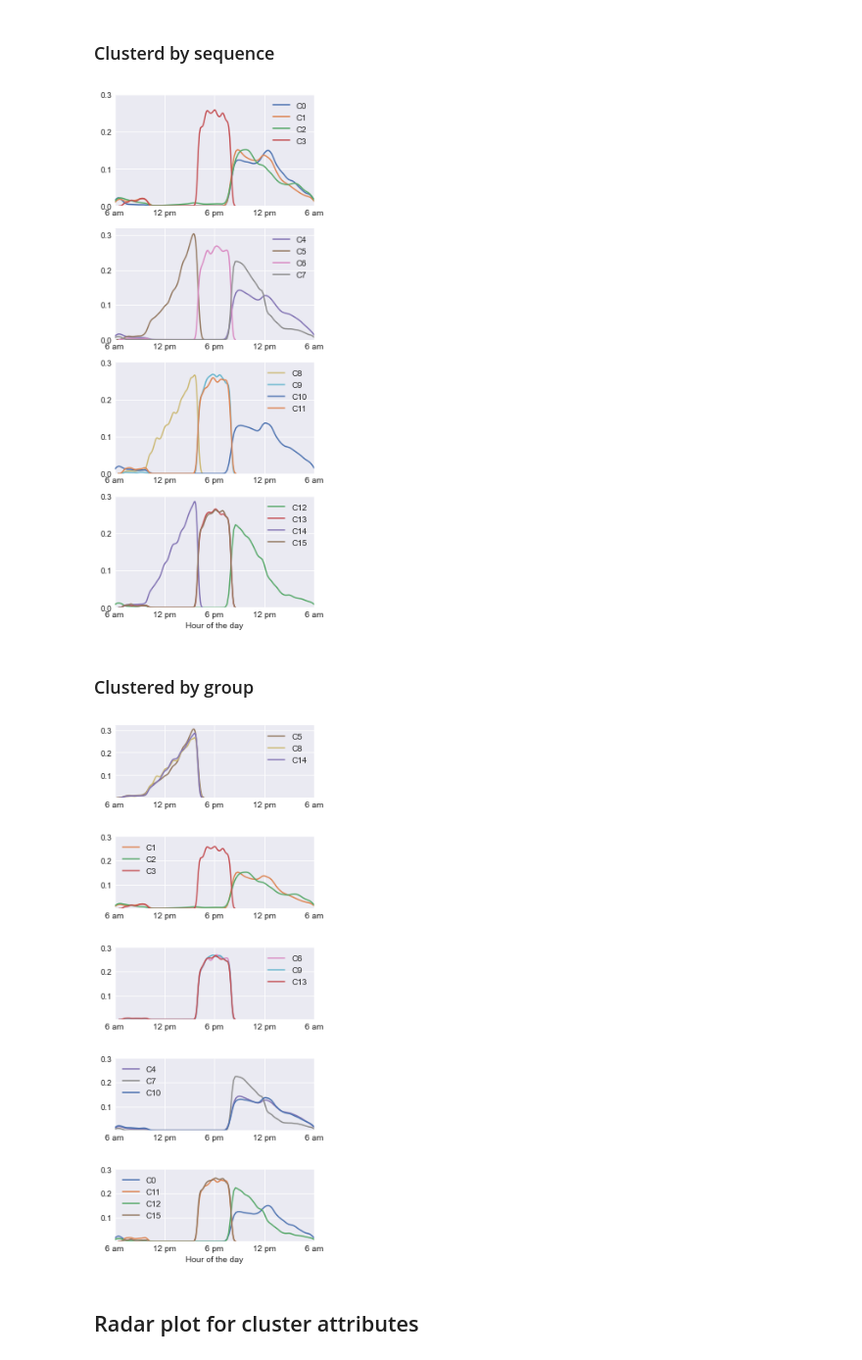
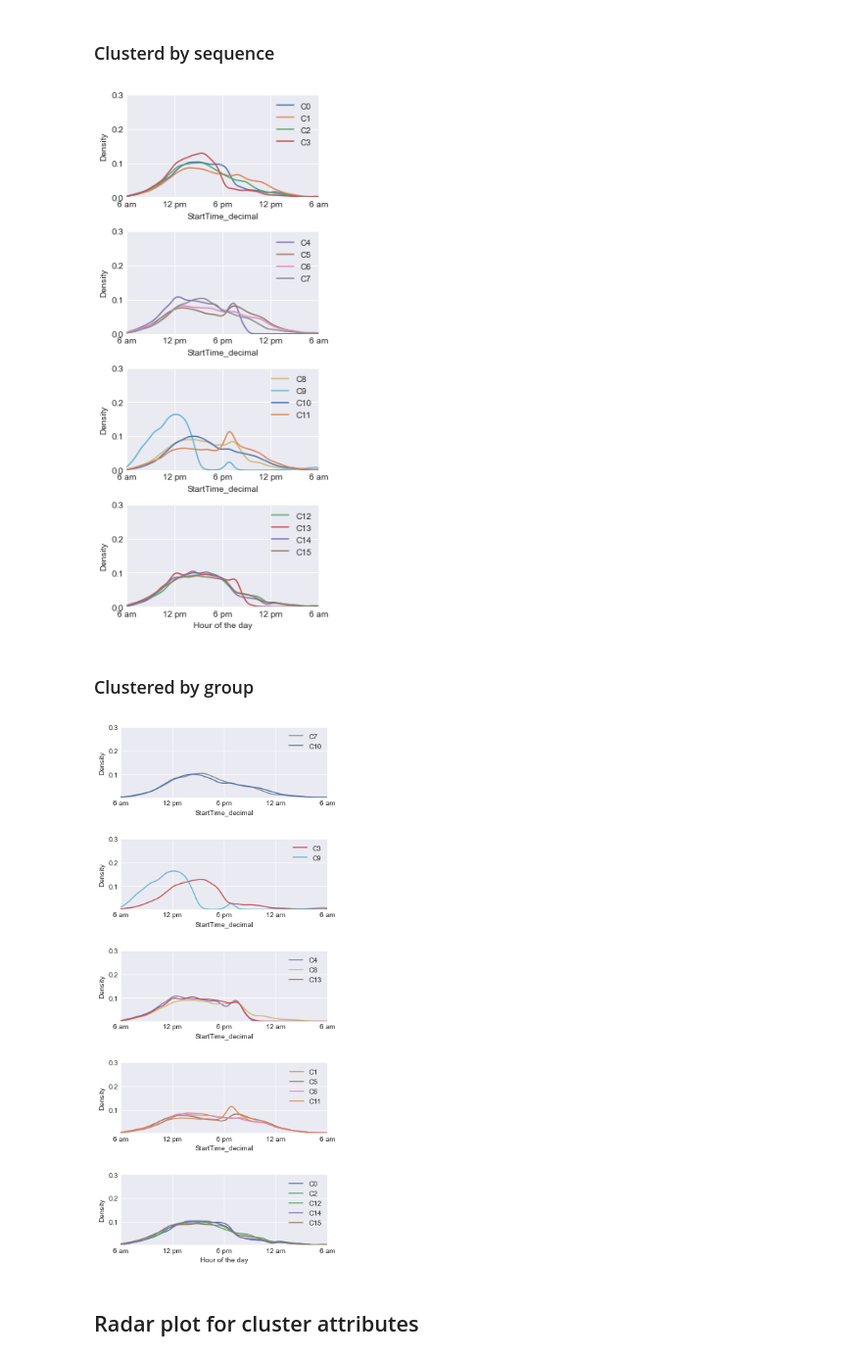
Before and after one commit to niteshshah12/E-scooter-trip-pattern-analysis-of-Nasvhille, a Jupyter notebook: 4_Cluster interpretation.ipynb, the cells around one changed output. Shown at 98% size. Cells and saved outputs as stored; diff of their text form; code cells hidden in the pictures.

```diff
--- a/4_Cluster interpretation.ipynb
+++ b/4_Cluster interpretation.ipynb
@@ -42,6 +63,6 @@ from sklearn import preprocessing
 # %%
-kmean_results = pd.read_csv(
-    '_Data/Model results/kmean_predictions.csv')
+# kmean_results = pd.read_csv(
+#     '_Data/Model results/kmean_predictions.csv')
 
 
 kmean_results['StartTime_decimal'] = kmean_results.apply(
@@ -235,8 +265,12 @@ var_spyder_all = var_spyder_median + var_spyder_mean
 # %% [markdown]
 ### Clusterd by sequence
 # %%
-selected_cluster = 'kmeans_16'
-total_clusters = int(selected_cluster[7:])
+
+
+
+
+selected_cluster = 'KMeans_16_labels'
+total_clusters = 16
 clusters_per_plot = 3
 number_of_plot = 4
 plot_split = [0, 3, 7, 11, 15]
@@ -287,7 +321,7 @@ for i in np.arange(0, total_clusters, 1):
 
 #     plt.xticks(np.arange(6, 25, 6))
     plt.yticks(np.arange(0, 0.4, 0.1))
-
+    plt.legend()
 plt.tight_layout()
 plt.xlabel('Hour of the day')
 
@@ -295,21 +329,23 @@ plt.savefig(str('results/cluster_time_of_day.png'), dpi=900)
 
 # plt.savefig('plots/DailyTrips_Year.png', dpi=900)
 # %% [output]
-[figure, old version]
+[figure, new version]
 # %% [markdown]
 ### Clustered by group
 # %%
-selected_cluster = 'kmeans_16'
-total_clusters = int(selected_cluster[7:])
+selected_cluster = 'KMeans_16_labels'
+total_clusters = 16
 number_of_plot = 5
 
 
 #group clusters by id
-dayTime_ShortErrand=[5,8,14]
-utilitarian = [1,2,3]
-evening_Social = [6,9,13]
-entertainment_District = [4,7,10]
-recreational =[0,11,12,15]
+
+grouped_cluster_labels=['Group1','Group 2','Group 3','Group 4','Group 5']
+dayTime_ShortErrand=[7,10]
+utilitarian = [3,9]
+evening_Social = [4,8,13]
+entertainment_District = [1,5,6,11]
+recreational =[0,2,12,14,15]
 grouped_clusters = [
     dayTime_ShortErrand, utilitarian, evening_Social, entertainment_District,
     recreational
@@ -317,40 +353,42 @@ grouped_clusters = [
 
 
 style.use('seaborn-darkgrid')
-fig = plt.figure(figsize=(4, 9))
+fig = plt.figure(figsize=(5, 11))
 gspec = gridspec.GridSpec(number_of_plot, 1)
 
-#defind colour pallet
-custom_palette = sns.color_palette("deep", total_clusters)
+
 
 
 grouped_clusters = [
     dayTime_ShortErrand, utilitarian, evening_Social, entertainment_District,
     recreational
 ]
 
 for grouped_id in np.arange(len(grouped_clusters)):
     for individual_cluster in grouped_clusters[grouped_id]:
         sns.kdeplot(kmean_results[kmean_results[selected_cluster] == individual_cluster]
             ['StartTime_decimal'],
             clip=(0, 30),
             label=str('C' + str(individual_cluster)),
             color=custom_palette[individual_cluster],
             ax=plt.subplot(gspec[grouped_id, 0]))
 
+#     plt.title(grouped_cluster_labels['grouped_id'])
     #add axis labels and ticks
     plt.xlim(6, 30)
-    plt.xticks(np.arange(6, 31, 6),['6 am','12 pm','6 pm','12 pm', '6 am'])
+    plt.xticks(np.arange(6, 31, 6),['6 am','12 pm','6 pm','12 am', '6 am'])
 
 #     plt.xticks(np.arange(6, 25, 6))
     plt.yticks(np.arange(0, 0.4, 0.1), ['','0.1','0.2','0.3'])
 
+    plt.legend()
 plt.tight_layout(h_pad=3.0)
 plt.xlabel('Hour of the day')
 
-plt.savefig(str('results/cluster_time_of_day_V2-grouped.png'),bbox_inchs='tight', dpi=900)
+plt.savefig(str('results/cluster_time_of_day_TimeZoneCorrected_grouped_V1.png'),
+            bbox_inchs='tight', dpi=900)
 # %% [output]
-[figure, old version]
+[figure, new version]
 # %% [markdown]
 ## Radar plot for cluster attributes
 # %% [markdown]
```
Also changed, not shown: parts of 27 cells of this notebook, 37 other files.
